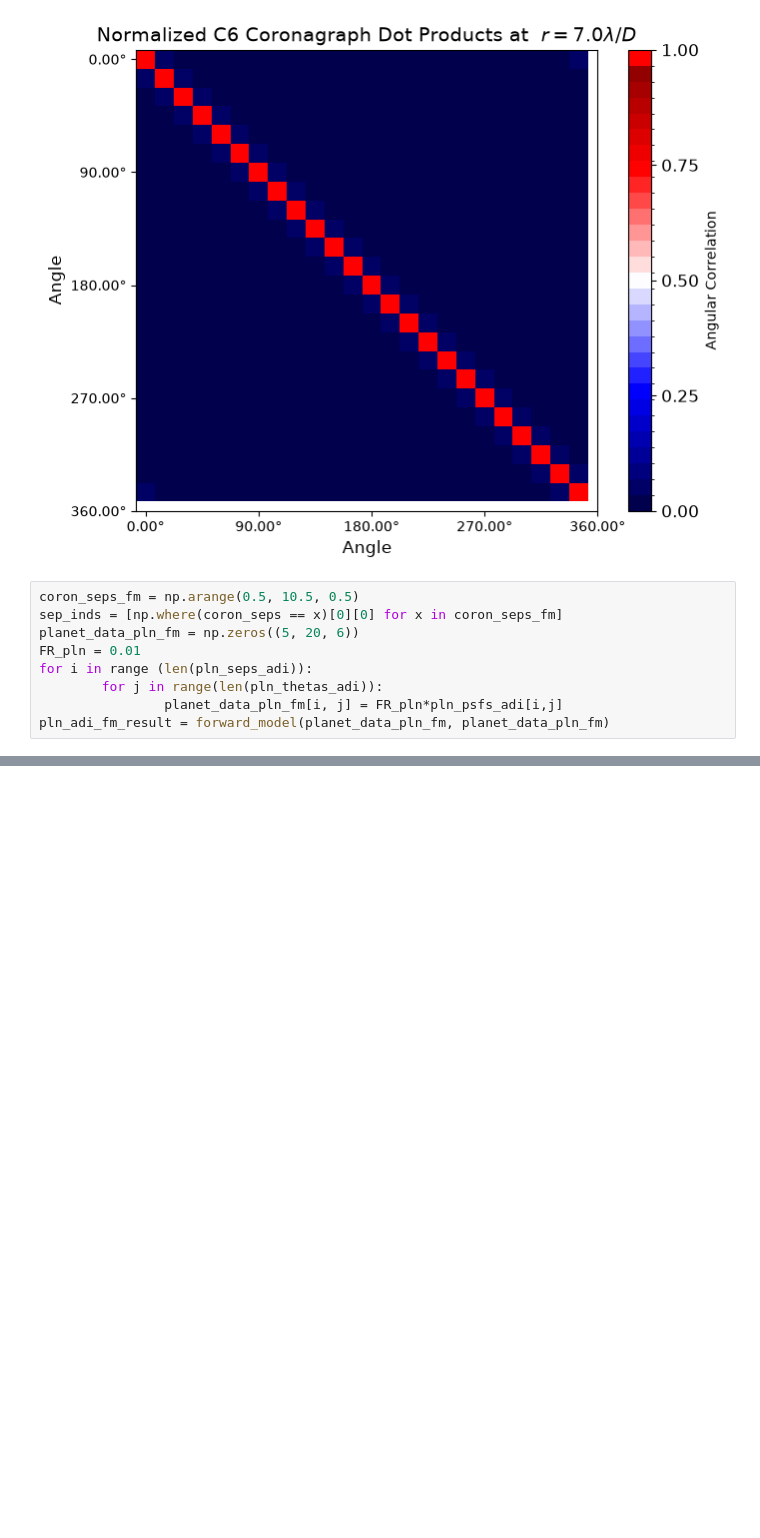
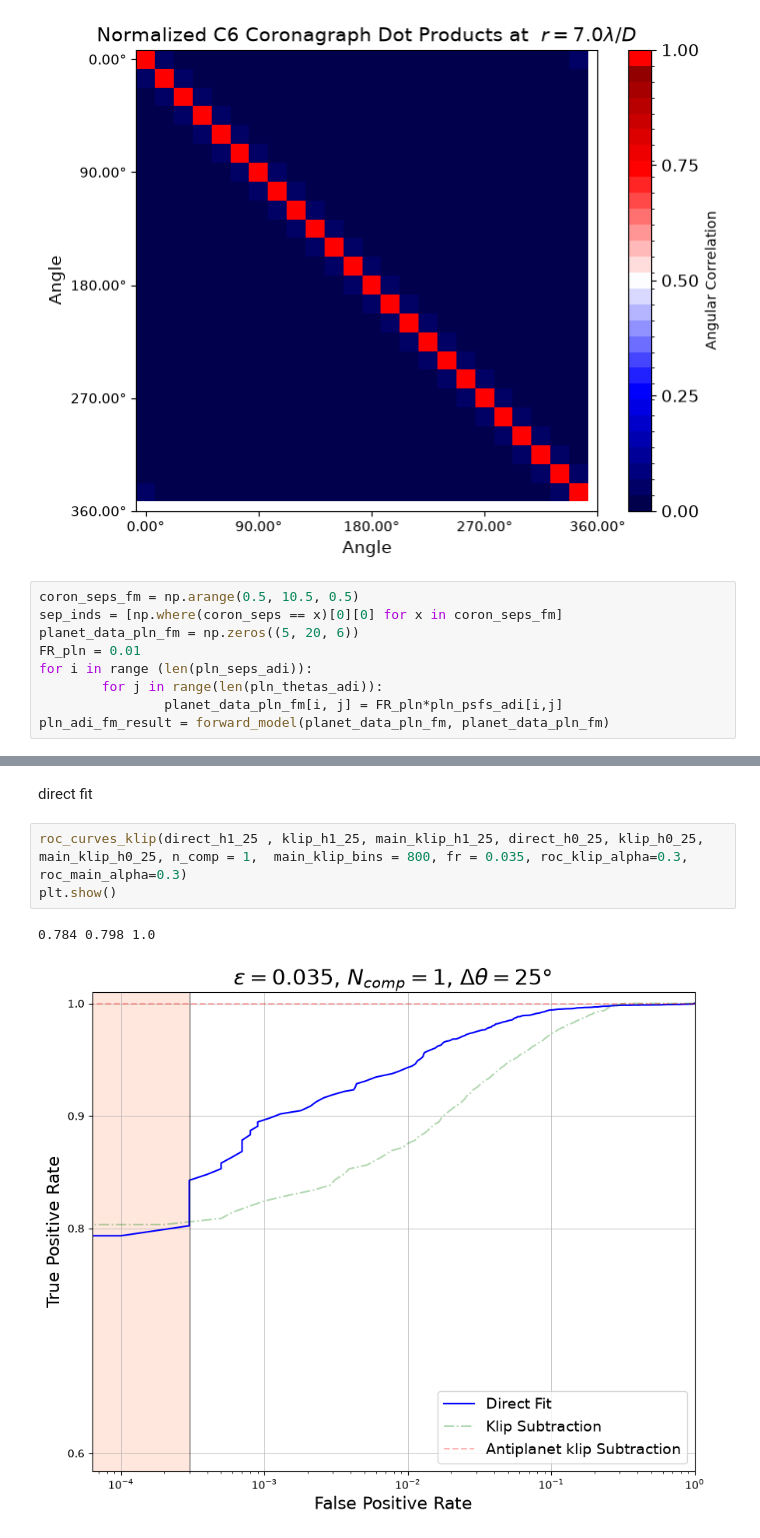
Before and after one commit to SuviIlli/pln-post_processing-jatis, a Jupyter notebook: pln_post_processing.ipynb, the cells around one changed output, grey strips where cells are left out. Drawn from its saved outputs; the diff is of its cells as text; blank space fills up the shorter version.

```diff
--- a/pln_post_processing.ipynb
+++ b/pln_post_processing.ipynb
@@ -294,0 +751,8 @@ plt.show()
+# %% [markdown]
+direct fit
+# %%
+roc_curves_klip(direct_h1_25 , klip_h1_25, main_klip_h1_25, direct_h0_25, klip_h0_25, main_klip_h0_25, n_comp = 1,  main_klip_bins = 800, fr = 0.035, roc_klip_alpha=0.3, roc_main_alpha=0.3)
+plt.show()
+# %% [output]
+0.784 0.798 1.0
+[figure, added]
```
Also changed, not shown: parts of 50 cells of this notebook, 3 other files.
